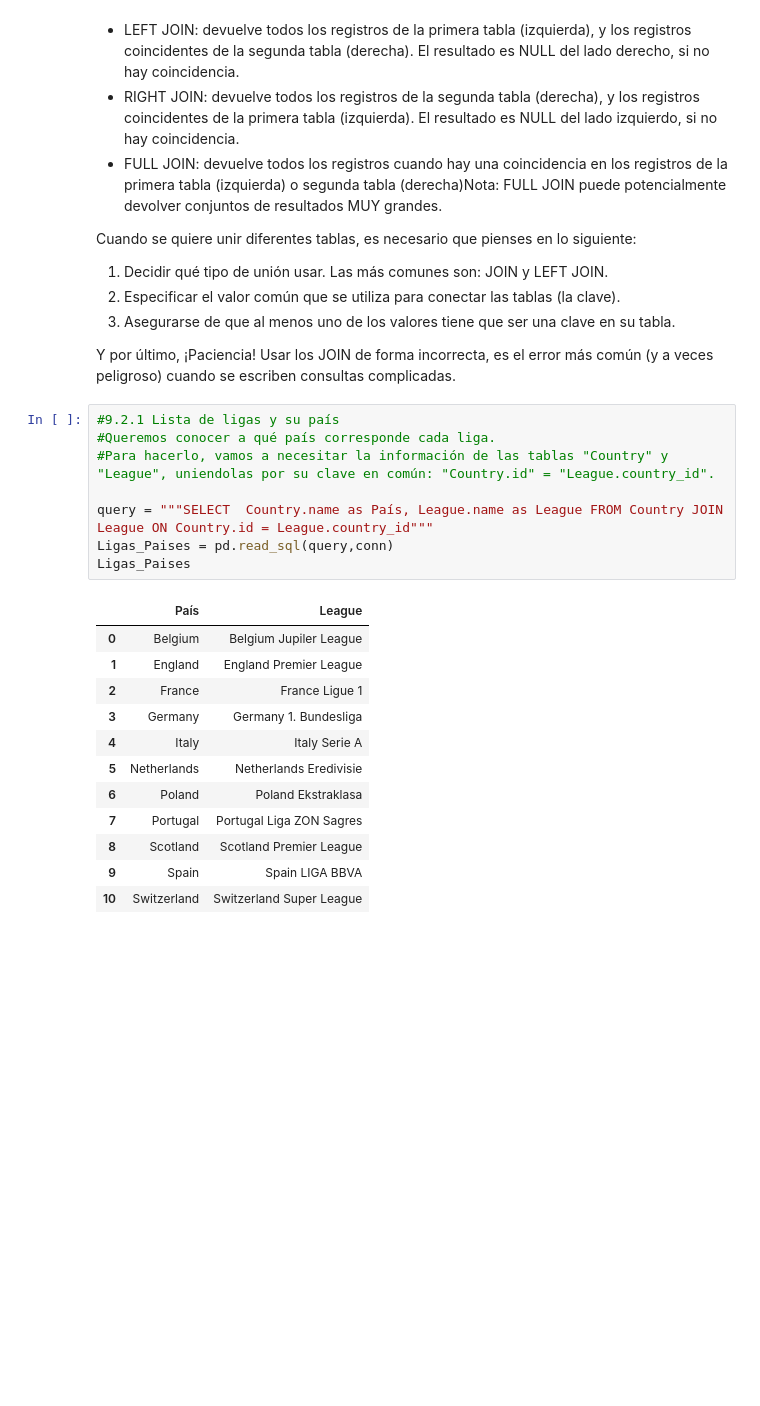
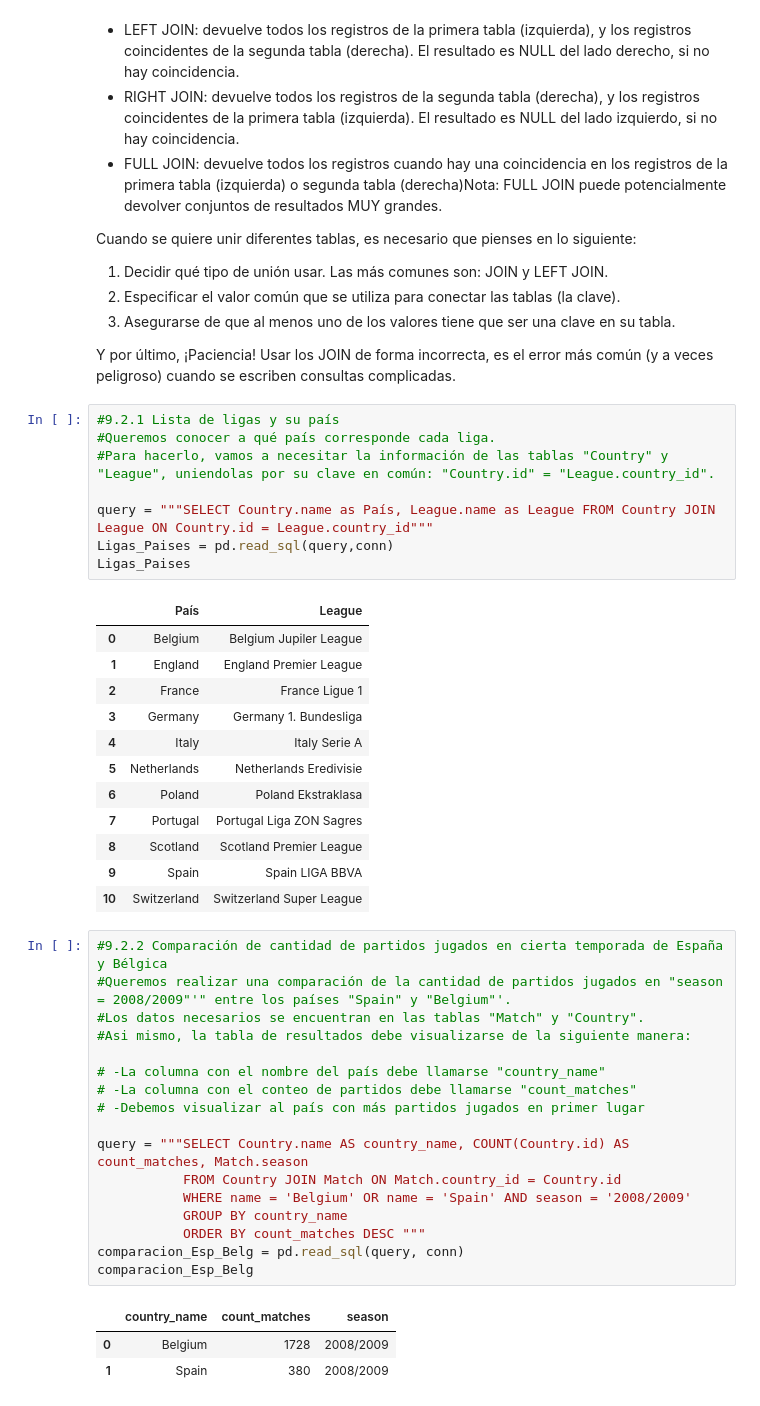
Before and after one commit to CharlieHndz/Talento-Tech-2024-Carlos-Hdez, a Jupyter notebook: Practica_SQL.ipynb, the cells around one changed output. Drawn from its saved outputs; the diff is of its cells as text; blank space fills up the shorter version.

```diff
--- a/Practica_SQL.ipynb
+++ b/Practica_SQL.ipynb
@@ -957,7 +944,7 @@ Y por último, ¡Paciencia! Usar los JOIN de forma incorrecta, es el error más
 #Queremos conocer a qué país corresponde cada liga.
 #Para hacerlo, vamos a necesitar la información de las tablas "Country" y "League", uniendolas por su clave en común: "Country.id" = "League.country_id".
 
-query = """SELECT  Country.name as País, League.name as League FROM Country JOIN League ON Country.id = League.country_id"""
+query = """SELECT Country.name as País, League.name as League FROM Country JOIN League ON Country.id = League.country_id"""
 Ligas_Paises = pd.read_sql(query,conn)
 Ligas_Paises
 # %% [output]
@@ -973,3 +960,24 @@ Ligas_Paises
 | 8 | Scotland | Scotland Premier League |
 | 9 | Spain | Spain LIGA BBVA |
 | 10 | Switzerland | Switzerland Super League |
+# %%
+#9.2.2 Comparación de cantidad de partidos jugados en cierta temporada de España y Bélgica
+#Queremos realizar una comparación de la cantidad de partidos jugados en "season = 2008/2009"'" entre los países "Spain" y "Belgium"'.
+#Los datos necesarios se encuentran en las tablas "Match" y "Country".
+#Asi mismo, la tabla de resultados debe visualizarse de la siguiente manera:
+
+# -La columna con el nombre del país debe llamarse "country_name"
+# -La columna con el conteo de partidos debe llamarse "count_matches"
+# -Debemos visualizar al país con más partidos jugados en primer lugar
+
+query = """SELECT Country.name AS country_name, COUNT(Country.id) AS count_matches, Match.season
+           FROM Country JOIN Match ON Match.country_id = Country.id
+           WHERE name = 'Belgium' OR name = 'Spain' AND season = '2008/2009'
+           GROUP BY country_name
+           ORDER BY count_matches DESC """
+comparacion_Esp_Belg = pd.read_sql(query, conn)
+comparacion_Esp_Belg
+# %% [output]
+|  | country_name | count_matches | season |
+| 0 | Belgium | 1728 | 2008/2009 |
+| 1 | Spain | 380 | 2008/2009 |
```
Also changed, not shown: parts of 2 cells of this notebook.
